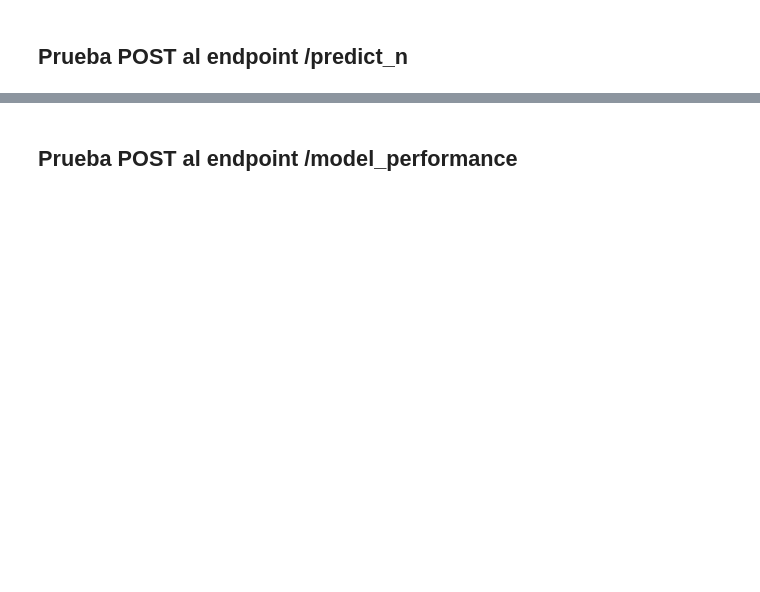
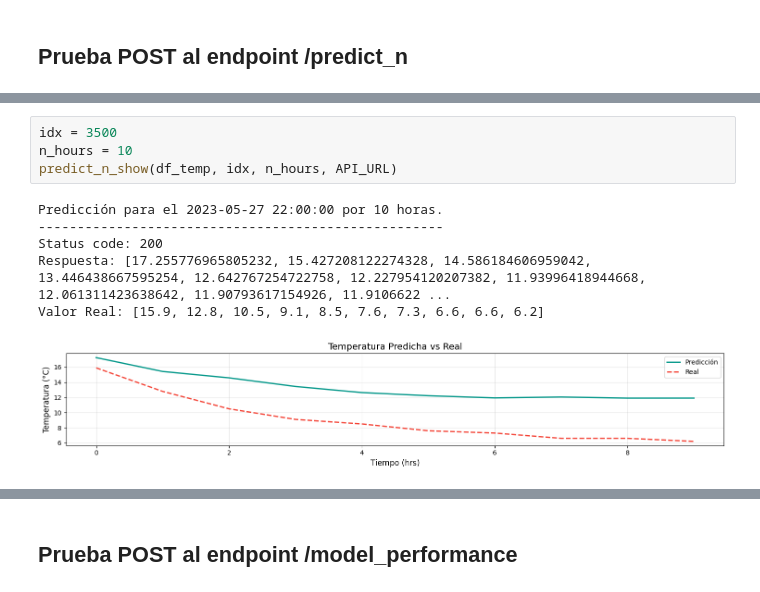
Before and after one commit to desareca/DataDevPP_T2, a Jupyter notebook: notebooks/client.ipynb, the cells around one changed output, grey strips where cells are left out. Saved outputs shown, nothing was run; the diff lists cells and outputs as text; blank space fills up the shorter version.

```diff
--- a/notebooks/client.ipynb
+++ b/notebooks/client.ipynb
@@ -51,0 +216,11 @@ Respuesta: {'predicted_temperature': [15.79747125369243, 16.596261638301122, 17.
+# %%
+idx = 3500
+n_hours = 10
+predict_n_show(df_temp, idx, n_hours, API_URL)
+# %% [output]
+Predicción para el 2023-05-27 22:00:00 por 10 horas.
+----------------------------------------------------
+Status code: 200
+Respuesta: [17.255776965805232, 15.427208122274328, 14.586184606959042, 13.446438667595254, 12.642767254722758, 12.227954120207382, 11.93996418944668, 12.061311423638642, 11.90793617154926, 11.9106622 ...
+Valor Real: [15.9, 12.8, 10.5, 9.1, 8.5, 7.6, 7.3, 6.6, 6.6, 6.2]
+[figure, added]
```
Also changed, not shown: parts of 34 cells of this notebook.
